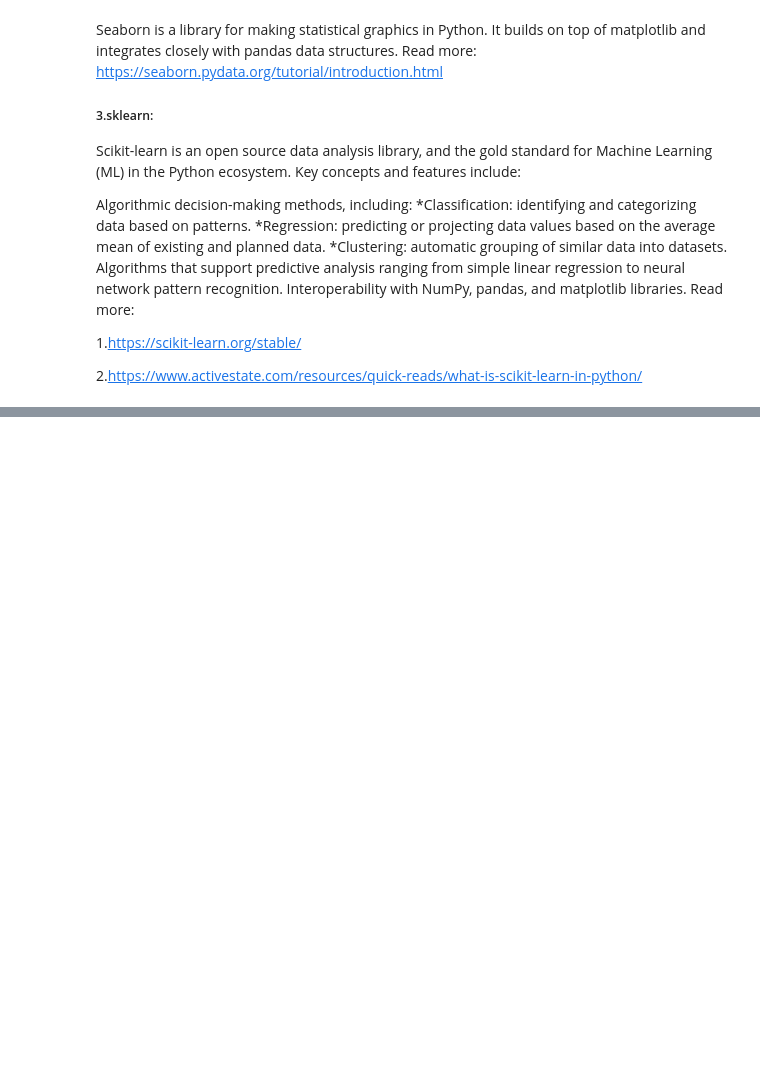
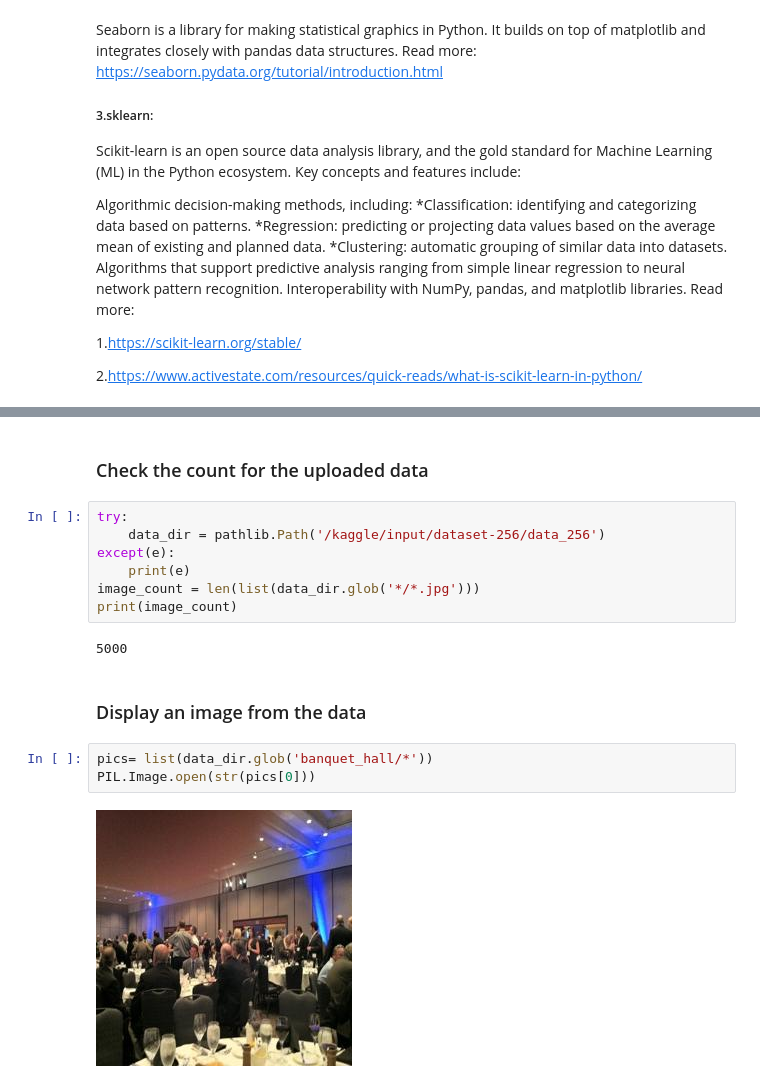
Before and after one commit to mvincentbb/CEREBRO_AI_PROJECT, a Jupyter notebook: Decision_Tree_With_Supervised_Learning.ipynb, the cells around one changed output, grey strips where cells are left out. Cells and saved outputs as stored; diff of their text form; blank space fills up the shorter version.

Commit message:
Kaggle Notebook | notebooke160d5f257 | Version 2

```diff
--- a/Decision_Tree_With_Supervised_Learning.ipynb
+++ b/Decision_Tree_With_Supervised_Learning.ipynb
@@ -53,0 +90,18 @@ from sklearn.metrics import ConfusionMatrixDisplay
+# %% [markdown]
+### Check the count for the uploaded data
+# %%
+try:
+    data_dir = pathlib.Path('/kaggle/input/dataset-256/data_256')
+except(e):
+    print(e)
+image_count = len(list(data_dir.glob('*/*.jpg')))
+print(image_count)
+# %% [output]
+5000
+# %% [markdown]
+### Display an image from the data
+# %%
+pics= list(data_dir.glob('banquet_hall/*'))
+PIL.Image.open(str(pics[0]))
+# %% [output]
+[figure, added]
```
Also changed, not shown: parts of 23 cells of this notebook.
